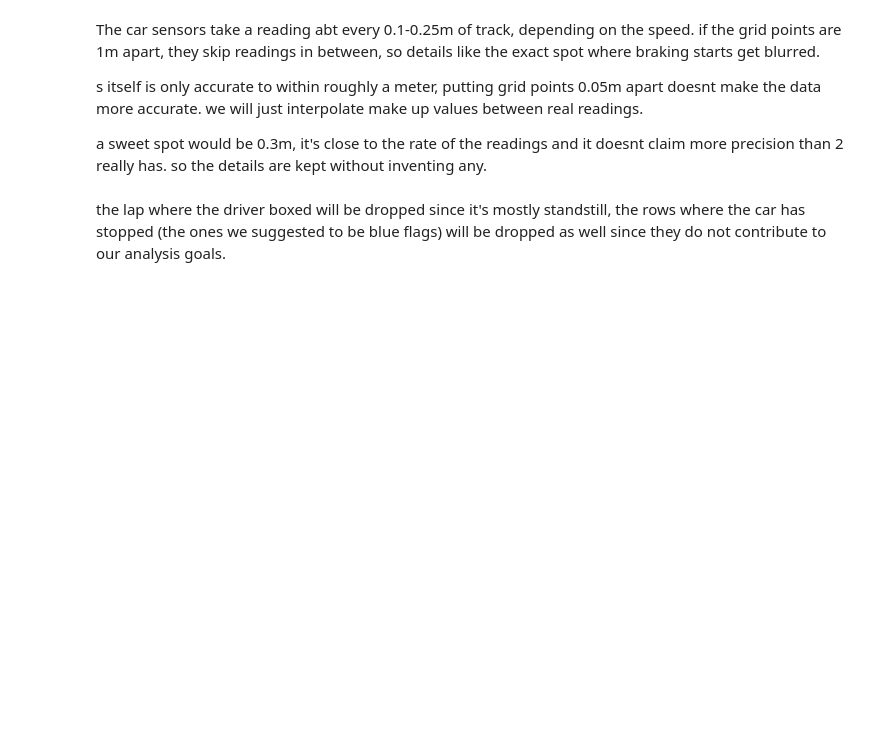
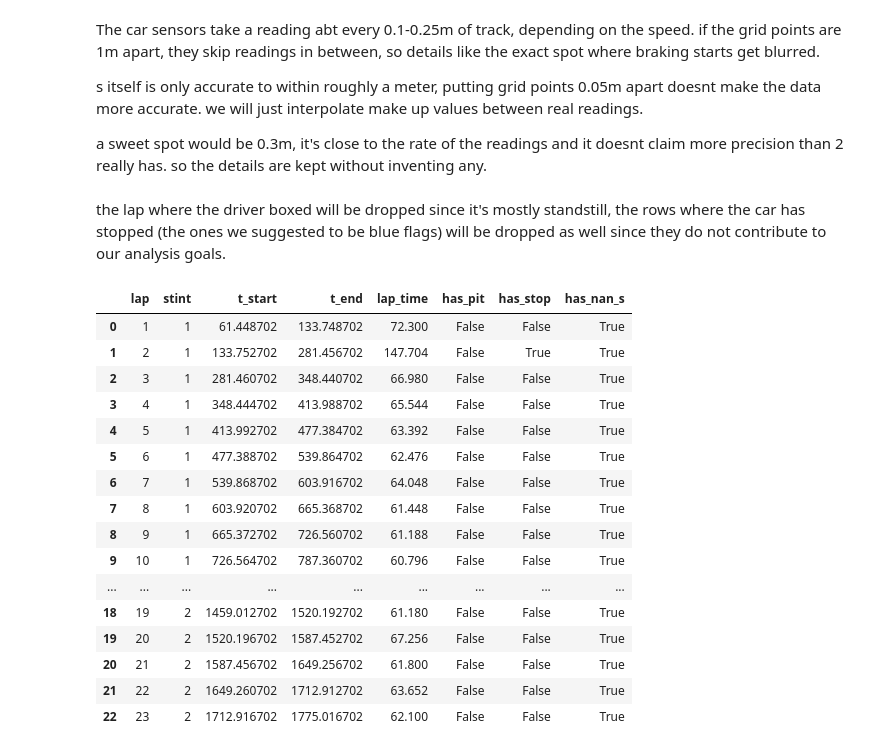
Before and after one commit to manelbenabid/recruiting-sw-telemetry, a Jupyter notebook: notebooks/07_segment.ipynb, the cells around one changed output. Drawn from its saved outputs; the diff is of its cells as text; code cells hidden in the pictures; blank space fills up the shorter version.

```diff
--- a/notebooks/07_segment.ipynb
+++ b/notebooks/07_segment.ipynb
@@ -337,0 +343,27 @@ the lap where the driver boxed will be dropped since it's mostly standstill, the
+# %%
+df = load_processed()
+track_length = load_centerline().attrs["length"]
+standstills = classify_standstills(df)
+df, stints = define_stints(df, track_length)
+df, laps, gaps = segment_laps(df, standstills, track_length)
+# %%
+valid_laps = laps[~laps["has_pit"]]
+valid_laps
+# %% [output]
+|  | lap | stint | t_start | t_end | lap_time | has_pit | has_stop | has_nan_s |
+| 0 | 1 | 1 | 61.448702 | 133.748702 | 72.300 | False | False | True |
+| 1 | 2 | 1 | 133.752702 | 281.456702 | 147.704 | False | True | True |
+| 2 | 3 | 1 | 281.460702 | 348.440702 | 66.980 | False | False | True |
+| 3 | 4 | 1 | 348.444702 | 413.988702 | 65.544 | False | False | True |
+| 4 | 5 | 1 | 413.992702 | 477.384702 | 63.392 | False | False | True |
+| 5 | 6 | 1 | 477.388702 | 539.864702 | 62.476 | False | False | True |
+| 6 | 7 | 1 | 539.868702 | 603.916702 | 64.048 | False | False | True |
+| 7 | 8 | 1 | 603.920702 | 665.368702 | 61.448 | False | False | True |
+| 8 | 9 | 1 | 665.372702 | 726.560702 | 61.188 | False | False | True |
+| 9 | 10 | 1 | 726.564702 | 787.360702 | 60.796 | False | False | True |
+| ... | ... | ... | ... | ... | ... | ... | ... | ... |
+| 18 | 19 | 2 | 1459.012702 | 1520.192702 | 61.180 | False | False | True |
+| 19 | 20 | 2 | 1520.196702 | 1587.452702 | 67.256 | False | False | True |
+| 20 | 21 | 2 | 1587.456702 | 1649.256702 | 61.800 | False | False | True |
+| 21 | 22 | 2 | 1649.260702 | 1712.912702 | 63.652 | False | False | True |
+| 22 | 23 | 2 | 1712.916702 | 1775.016702 | 62.100 | False | False | True |
```
Also changed, not shown: parts of 5 cells of this notebook.
